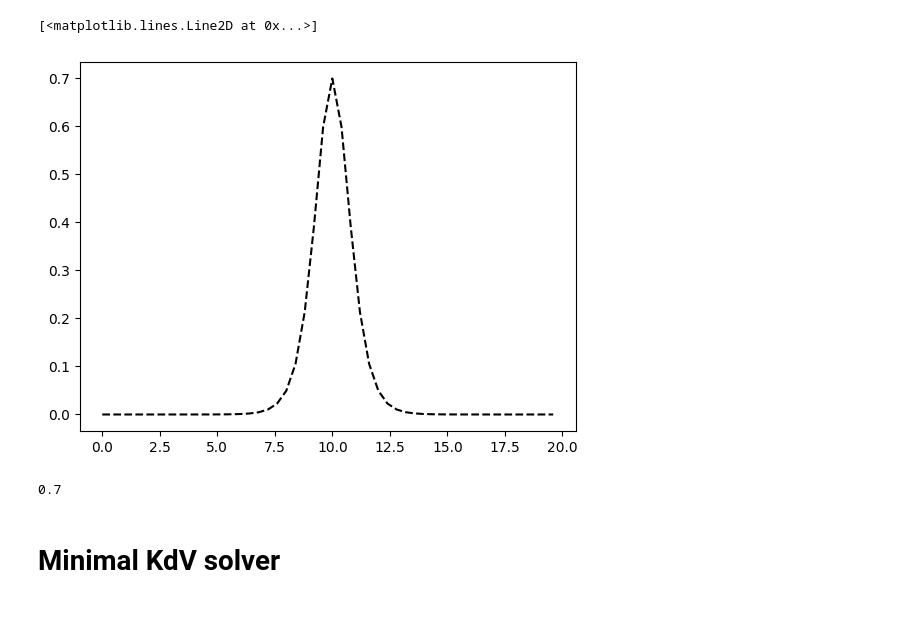
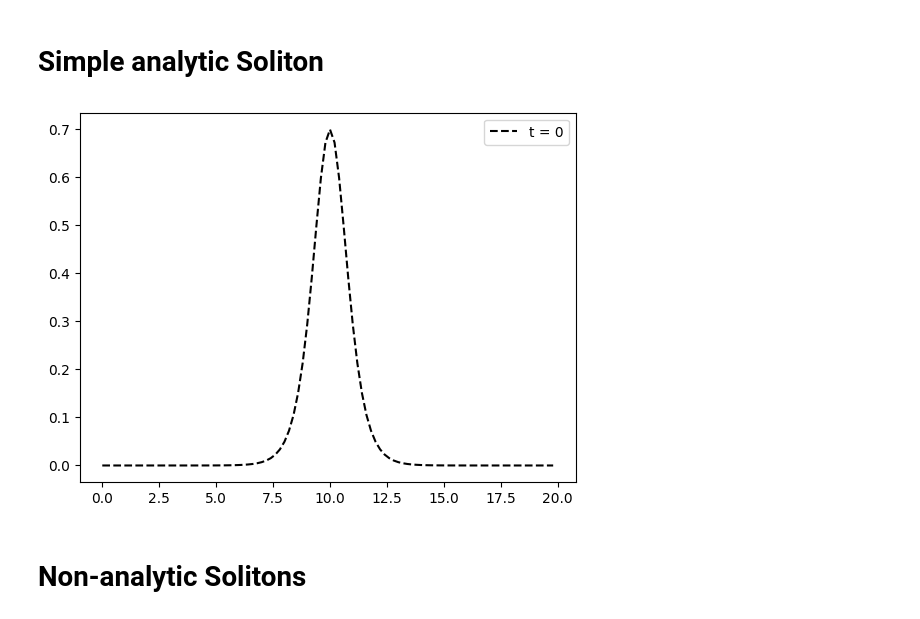
Before and after one commit to Kohmann/master-GAN, a Jupyter notebook: waveEquations/kdv_minimal.ipynb, the cells around one changed output. Drawn from its saved outputs; the diff is of its cells as text; code cells hidden in the pictures.

```diff
--- a/waveEquations/kdv_minimal.ipynb
+++ b/waveEquations/kdv_minimal.ipynb
@@ -9,11 +19,10 @@ colors = [(0,0.4,1),(1,0.7,0.3),(0.2,0.7,0.2),(0.8,0,0.2),(0.5,0.3,.9)]
 # %%
+# Utility functions
 def grid(P=20, M=100):
     dx = P/M
     x = np.linspace(0, P-dx, M)
     return x, dx
-c = 1.4 # the speed, and two times the height of the wave
-P = 20 # period
-M = 50 # number of spatial points
-x, dx = grid(P, M)
+
 sech = lambda a: 1/np.cosh(a) # sech isn't defined in NumPy
-u_soliton = lambda x, t: 1/2*c*sech(np.abs((x-c*t) % P - P/2))**2
+# %% [markdown]
+# Simple analytic Soliton
@@ -20,13 +32,7 @@ u_soliton = lambda x, t: 1/2*c*sech(np.abs((x-c*t) % P - P/2))**2
 # %%
-soliton = u_soliton(x, 0)
-plt.plot(x, soliton, 'k--', label='t = 0')
+plt.plot(x, u_soliton(x, 0), 'k--', label='t = 0'); plt.legend();
 # %% [output]
-[<matplotlib.lines.Line2D at 0x...>]
-[figure, old version]
+[figure, new version]
-# %%
-soliton[25]
-# %% [output]
-0.7
-# %% [markdown]
-# Minimal KdV solver
+# %% [markdown]
+# Non-analytic Solitons
 # %%
```
Also changed, not shown: parts of 19 cells of this notebook, 4 other files.
